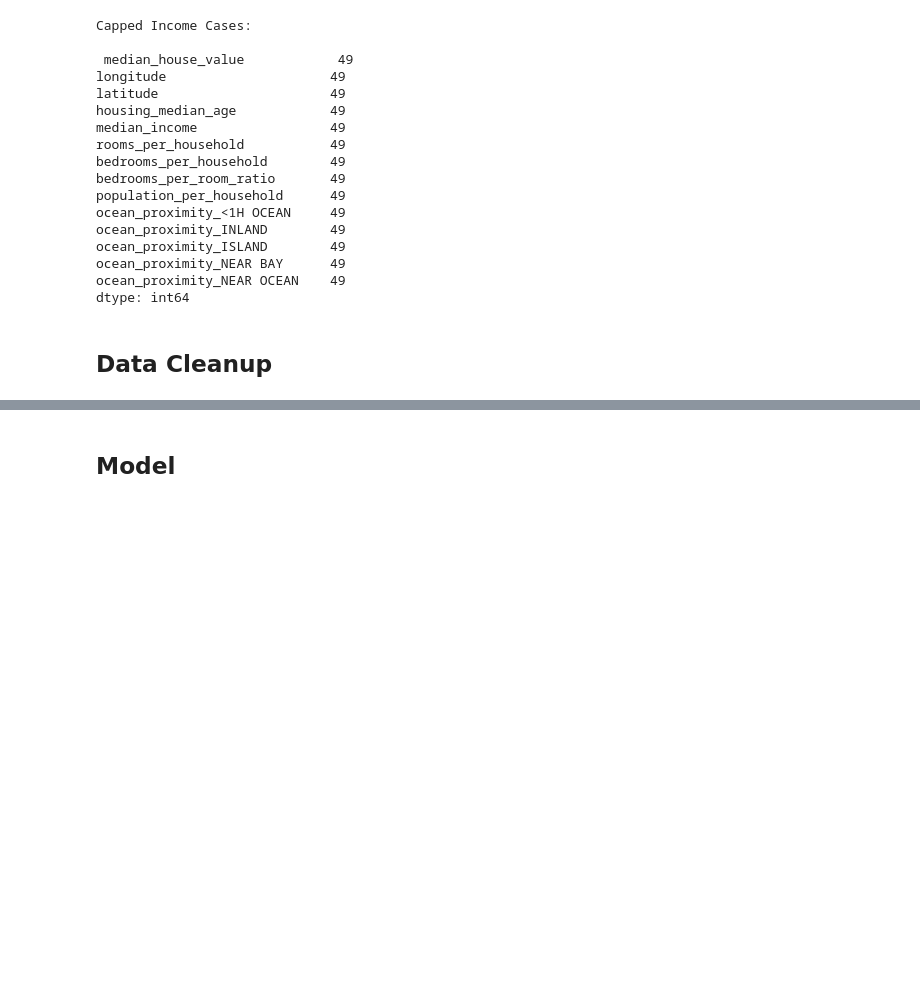
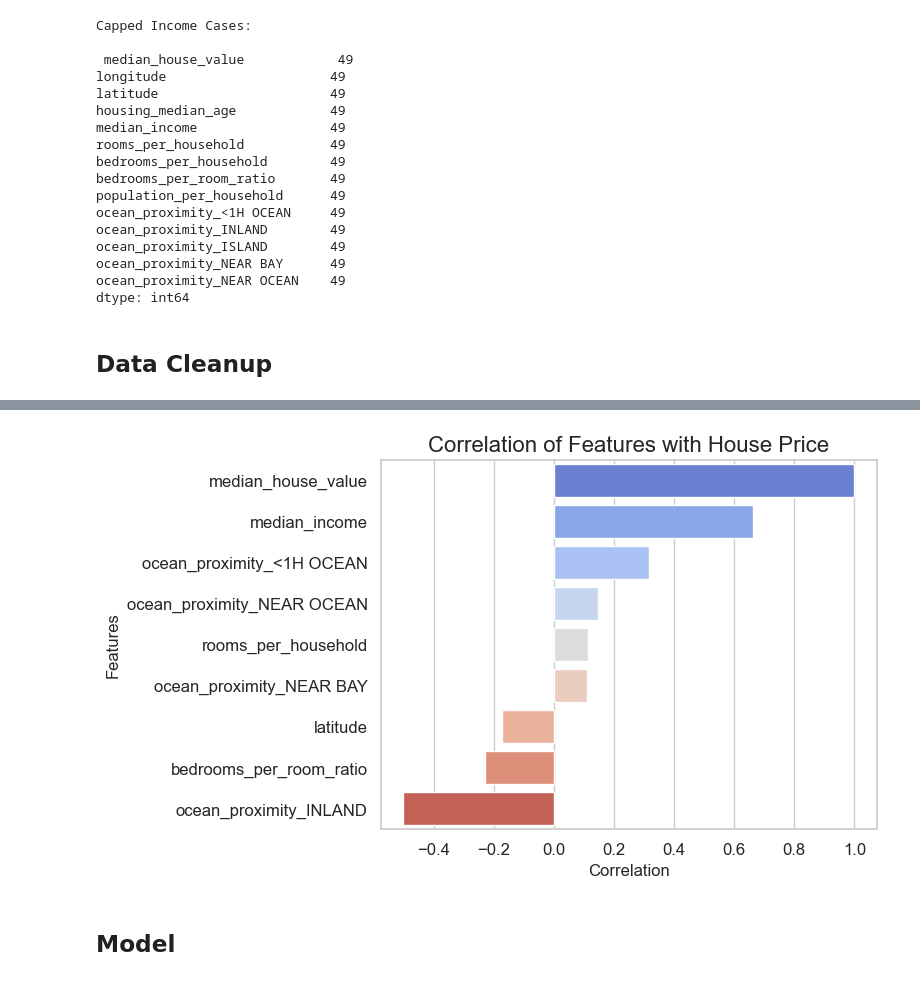
Before and after one commit to desmonddibba/house_prices, a Jupyter notebook: House_Prices.ipynb, the cells around one changed output, grey strips where cells are left out. Cells and saved outputs as stored; diff of their text form; code cells hidden in the pictures; blank space fills up the shorter version.

```diff
--- a/House_Prices.ipynb
+++ b/House_Prices.ipynb
@@ -421,3 +444,18 @@ dtype: int64
+# %%
+correlation_matrix = training_data.corr()
+target_correlations = correlation_matrix['median_house_value'].sort_values(ascending=False)
+sns.set(style="whitegrid")
+
+# Correlation Barplot
+bar_plot = sns.barplot(x=target_correlations.values, y=target_correlations.index, palette="coolwarm")
+plt.title("Correlation of Features with House Price")
+bar_plot.set_title("Correlation of Features with House Price", fontsize=16)
+bar_plot.set_xlabel("Correlation")
+bar_plot.set_ylabel("Features")
+bar_plot.tick_params(labelsize=12)
+plt.show()
+# %% [output]
+[figure, added]
 # %% [markdown]
 ## Model
 # %%
```
Also changed, not shown: parts of 19 cells of this notebook.
